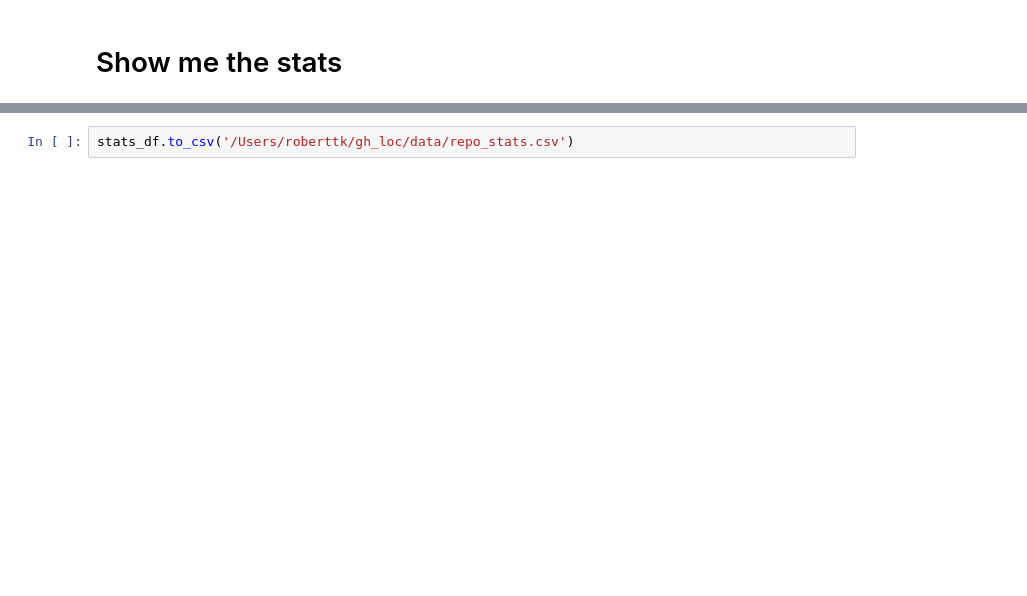
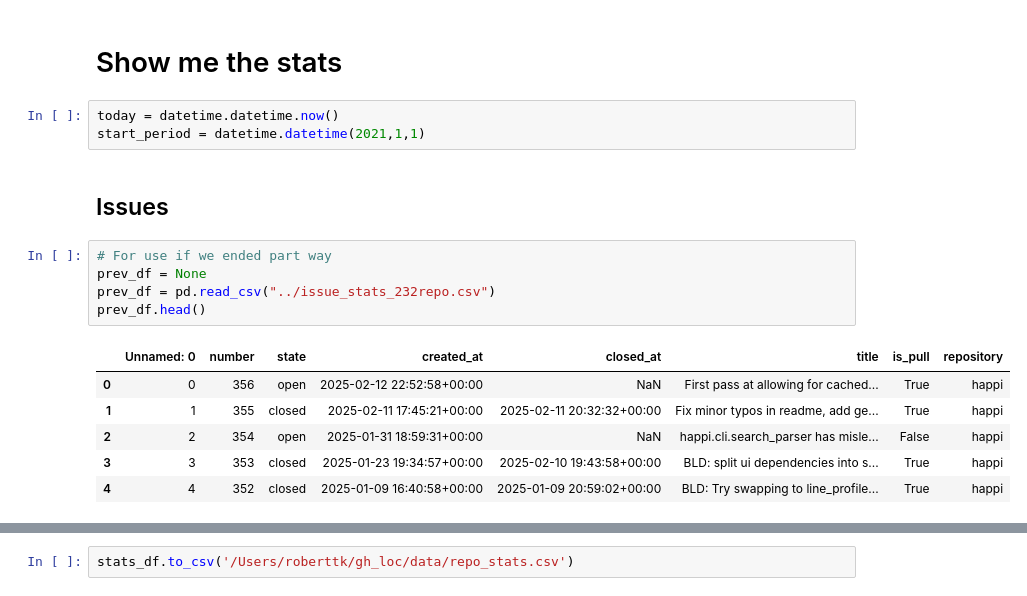
Before and after one commit to tangkong/gh_loc, a Jupyter notebook: bin/gh_org_stats.ipynb, the cells around one changed output, grey strips where cells are left out. Cells and saved outputs as stored; diff of their text form; blank space fills up the shorter version.

Commit message:
ENH/WIP: enable collecting and aggregating issue / commit data, to report LOC

```diff
--- a/bin/gh_org_stats.ipynb
+++ b/bin/gh_org_stats.ipynb
@@ -69,2 +169,19 @@ def summarize_commit_stats(data, start, end, print_results=False):
 # %% [markdown]
 # Show me the stats
+# %%
+today = datetime.datetime.now()
+start_period = datetime.datetime(2021,1,1)
+# %% [markdown]
+## Issues
+# %%
+# For use if we ended part way
+prev_df = None
+prev_df = pd.read_csv("../issue_stats_232repo.csv")
+prev_df.head()
+# %% [output]
+|  | Unnamed: 0 | number | state | created_at | closed_at | title | is_pull | repository |
+| 0 | 0 | 356 | open | 2025-02-12 22:52:58+00:00 | NaN | First pass at allowing for cached... | True | happi |
+| 1 | 1 | 355 | closed | 2025-02-11 17:45:21+00:00 | 2025-02-11 20:32:32+00:00 | Fix minor typos in readme, add ge... | True | happi |
+| 2 | 2 | 354 | open | 2025-01-31 18:59:31+00:00 | NaN | happi.cli.search_parser has misle... | False | happi |
+| 3 | 3 | 353 | closed | 2025-01-23 19:34:57+00:00 | 2025-02-10 19:43:58+00:00 | BLD: split ui dependencies into s... | True | happi |
+| 4 | 4 | 352 | closed | 2025-01-09 16:40:58+00:00 | 2025-01-09 20:59:02+00:00 | BLD: Try swapping to line_profile... | True | happi |
```
Also changed, not shown: parts of 16 cells of this notebook, 3 other files.
